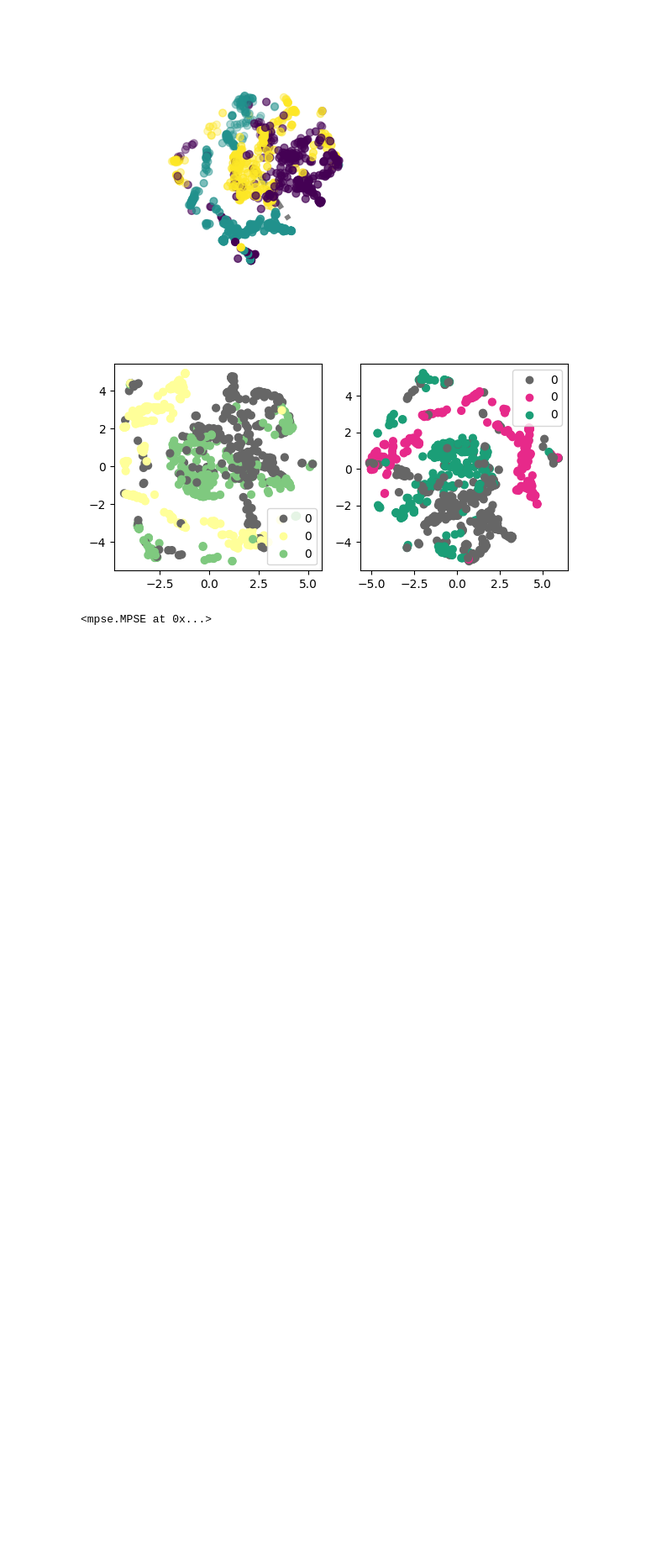
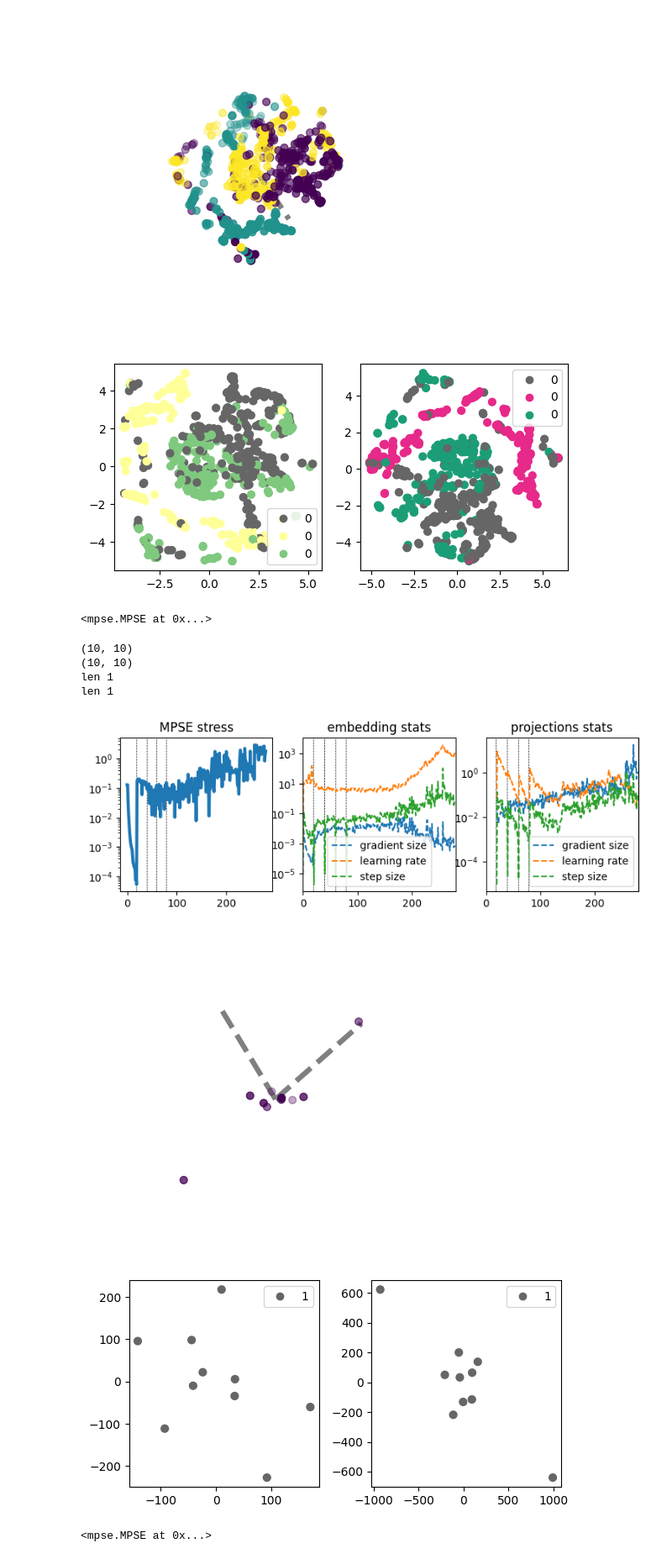
Before and after one commit to enggiqbal/MPSE-TSNE, a Jupyter notebook: data_convert.ipynb, the cells around one changed output. Shown: that part at 84% size. Drawn from its saved outputs; the diff is of its cells as text; code cells hidden in the pictures; blank space fills up the shorter version.

```diff
--- a/data_convert.ipynb
+++ b/data_convert.ipynb
@@ -120,3 +120,29 @@ len 1
 [figure]
 [figure]
 <mpse.MPSE at 0x...>
+# %%
+import graph_tool.all as gt
+import numpy as np
+
+G1 = gt.load_graph('small_cluster.dot')
+G2 = gt.load_graph('small_cluster2.dot')
+
+d1 = np.array([v for v in gt.shortest_distance(G1)])
+d2 = np.array([v for v in gt.shortest_distance(G2)])
+# %%
+import mview
+
+C = [1 for i in range(G1.num_vertices())]
+edge1 = np.array([(e1,e2) for e1,e2 in G1.edges()])
+edge2 = np.array([(e1,e2) for e1,e2 in G2.edges()])
+
+mview.mpse_tsne([d1,d2],perplexity=10,show_plots=True,sample_classes=[C,C],sample_colors=[C,C])
+# %% [output]
+(10, 10)
+(10, 10)
+len 1
+len 1
+[figure, added]
+[figure, added]
+[figure, added]
+<mpse.MPSE at 0x...>
```
